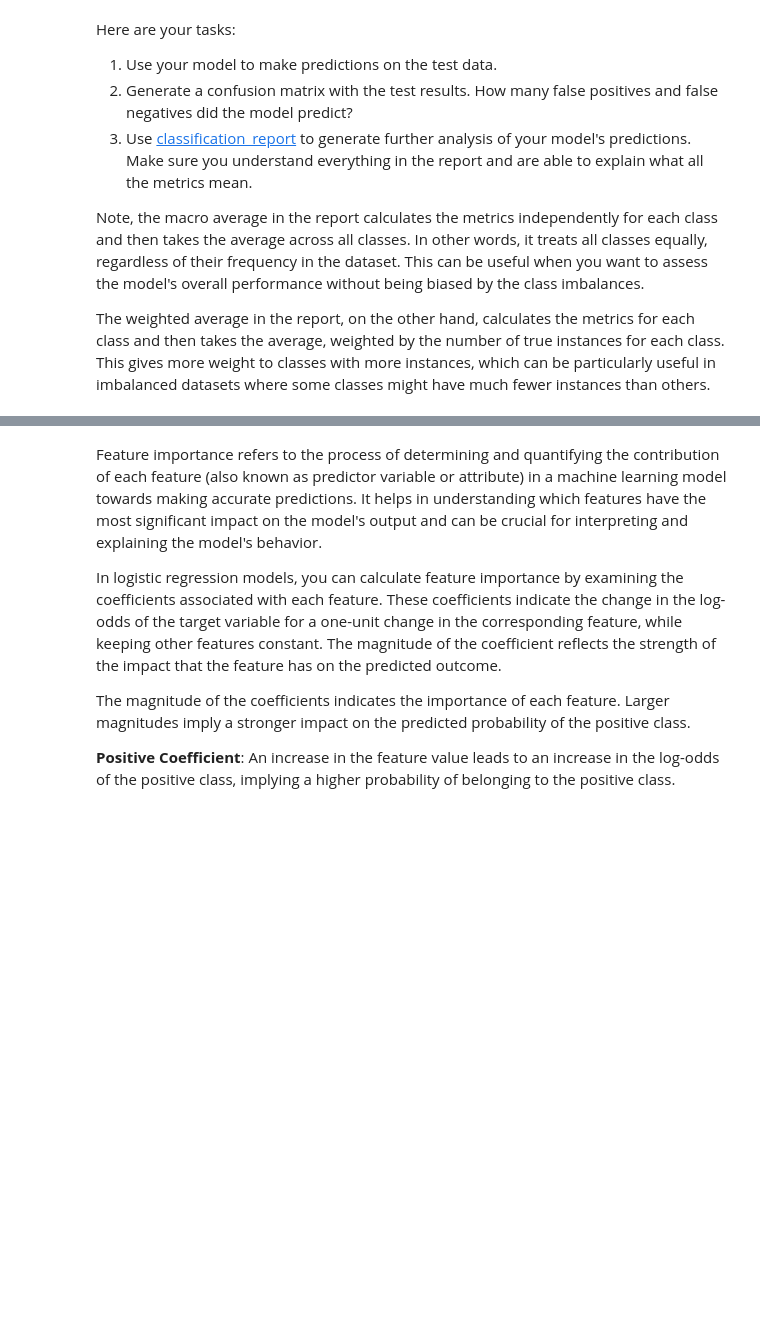
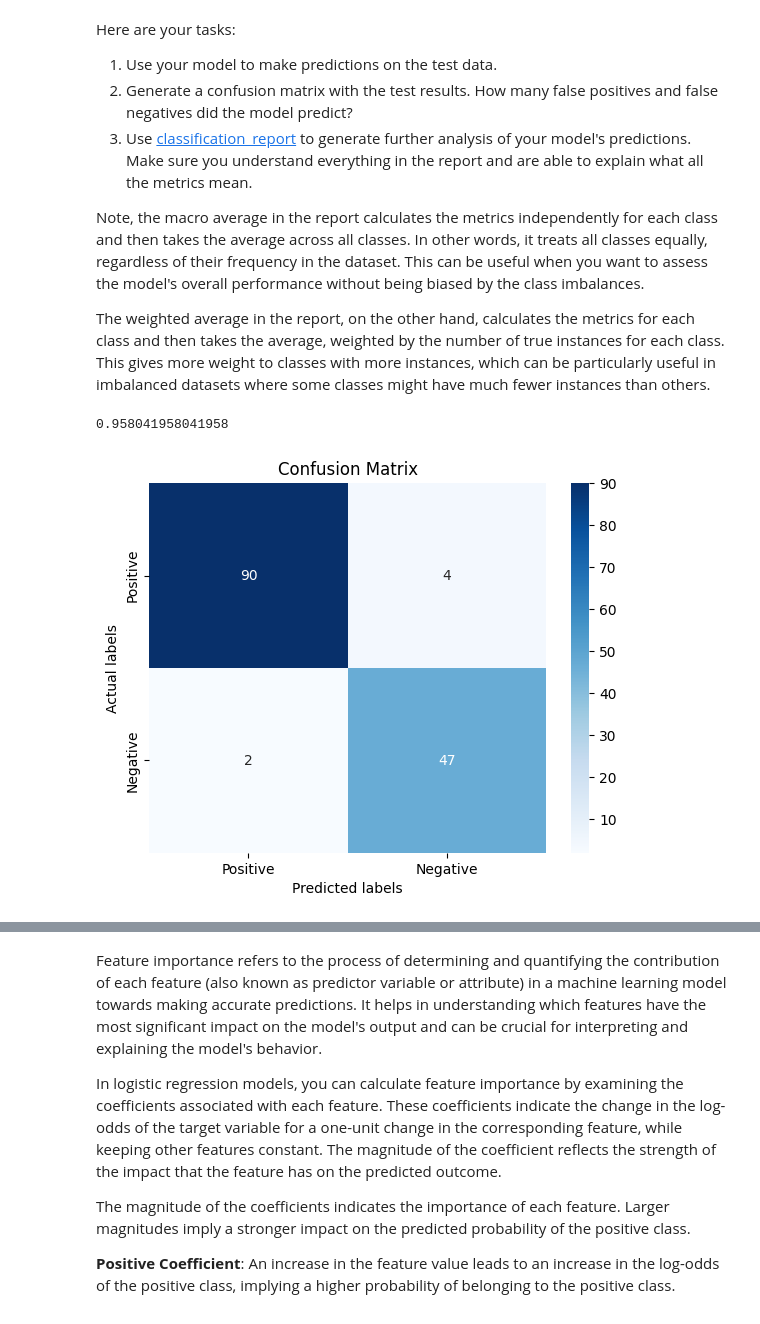
Before and after one commit to smyazdani/ucsd_ml-ai_bootcamp, a Jupyter notebook: Student_MLE_MiniProject_Logistic_Regression.ipynb, the cells around one changed output, grey strips where cells are left out. Cells and saved outputs as stored; diff of their text form; code cells hidden in the pictures; blank space fills up the shorter version.

```diff
--- a/Student_MLE_MiniProject_Logistic_Regression.ipynb
+++ b/Student_MLE_MiniProject_Logistic_Regression.ipynb
@@ -153,11 +134,8 @@ Name: target, dtype: int64
 # Build and train logistic regression model
 # Create a pipeline
 pipe = Pipeline([('scaler', StandardScaler()),
-                 ('pca', PCA(n_components=0.90, random_state=0)),
+                # ('pca', PCA(n_components=0.90, random_state=0)),
                  ('logistic', LogisticRegression())])
 
 pipe.fit(X_train, y_train)
-
-# Get model performance
-print(pipe.score(X_test, y_test))
 # %% [output]
@@ -219,3 +198,6 @@ Note, the macro average in the report calculates the metrics independently for e
 The weighted average in the report, on the other hand, calculates the metrics for each class and then takes the average, weighted by the number of true instances for each class. This gives more weight to classes with more instances, which can be particularly useful in imbalanced datasets where some classes might have much fewer instances than others.
 # %%
 # Evaluate the model
+pipe.score(X_test, y_test)
+# %% [output]
+0.958041958041958
@@ -224,2 +204,15 @@ The weighted average in the report, on the other hand, calculates the metrics fo
+# %%
+# Generate a confusion matrix
+y_predict = pipe.predict(X_test)
+conf_matrix = confusion_matrix(y_true=y_test, y_pred=y_predict)
+sns.heatmap(conf_matrix, annot=True, cmap='Blues', xticklabels=['Negative', 'Positive'], yticklabels=['Negative', 'Positive'])
+plt.xlabel('Predicted labels')
+plt.ylabel('Actual labels')
+plt.title('Confusion Matrix')
+plt.gca().invert_xaxis()
+plt.gca().invert_yaxis()
+plt.show()
+# %% [output]
+[figure, added]
 # %%
 # Generate a classification report
```
Also changed, not shown: parts of 12 cells of this notebook.
